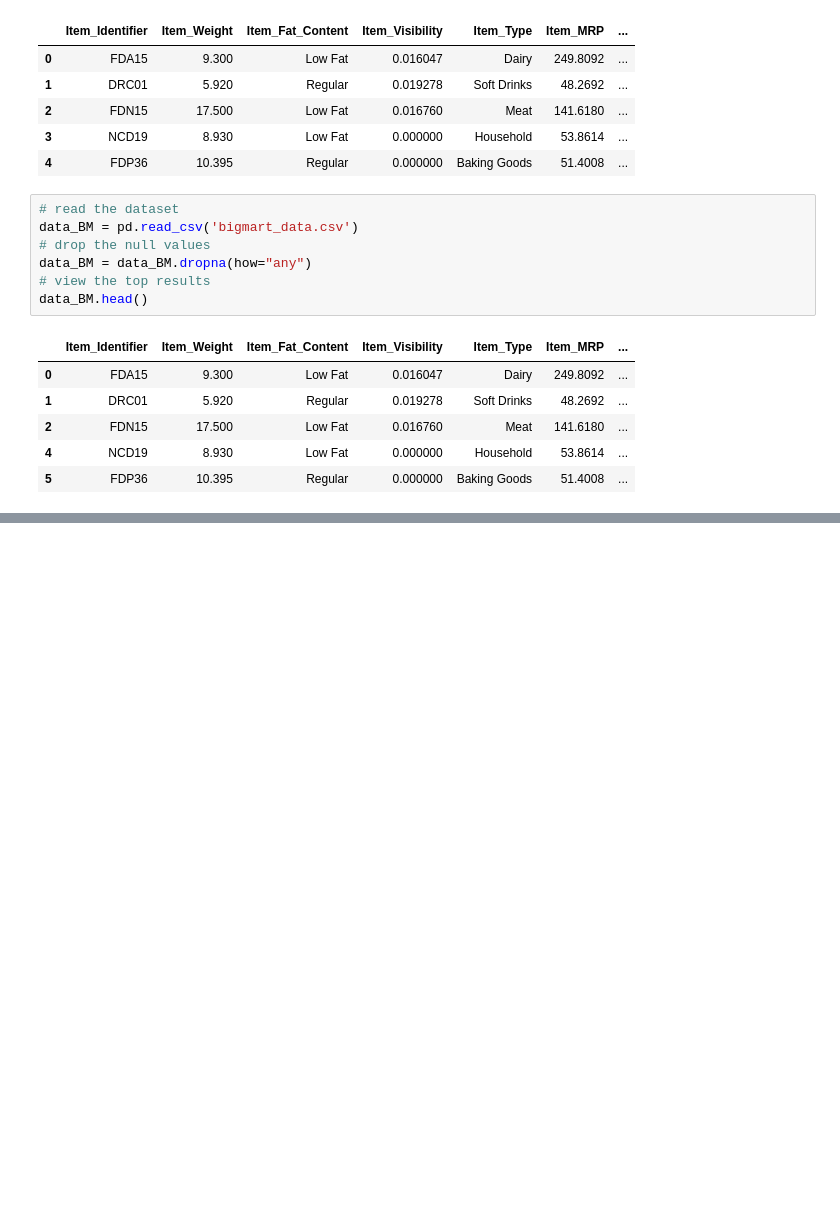
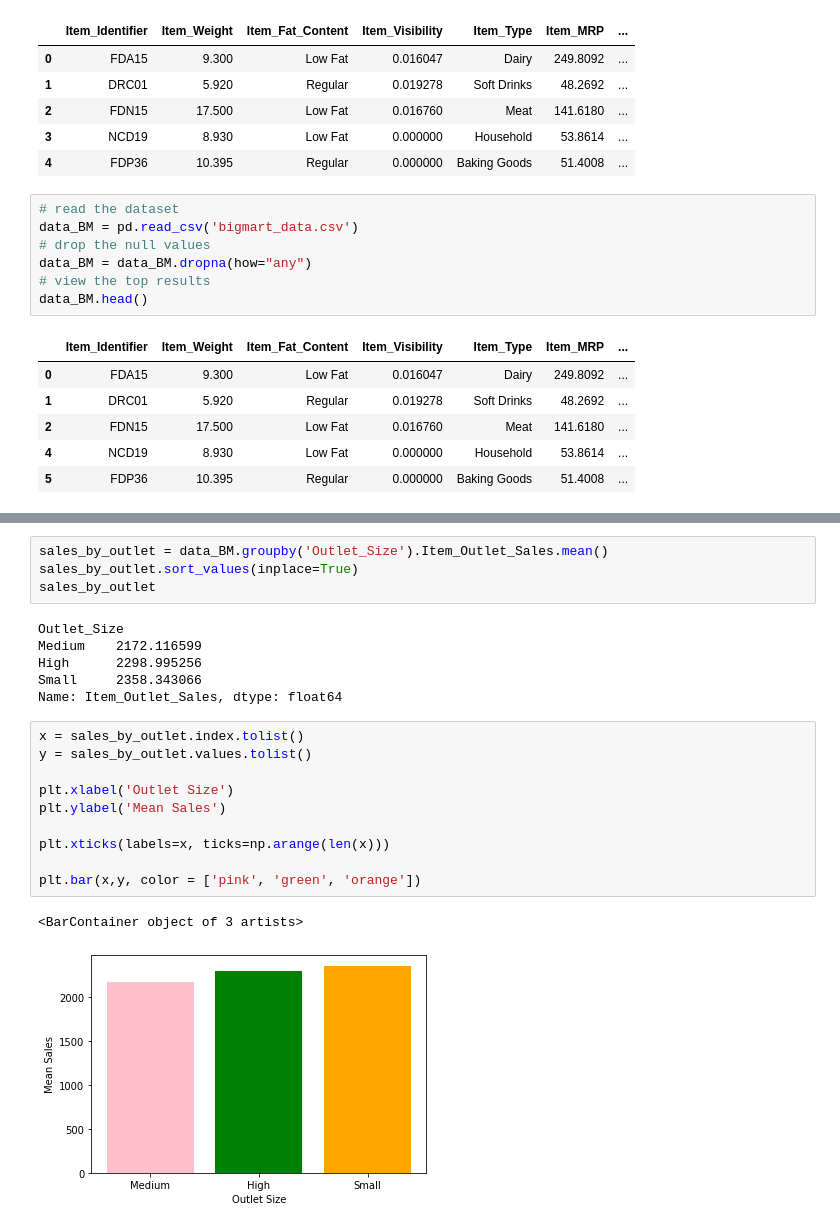
Before and after one commit to Neelam-Singhal/ds, a Jupyter notebook: pythontest.ipynb, the cells around one changed output, grey strips where cells are left out. Drawn from its saved outputs; the diff is of its cells as text; blank space fills up the shorter version.

```diff
--- a/pythontest.ipynb
+++ b/pythontest.ipynb
@@ -767,0 +816,23 @@ data_BM.head()
+# %%
+sales_by_outlet = data_BM.groupby('Outlet_Size').Item_Outlet_Sales.mean()
+sales_by_outlet.sort_values(inplace=True)
+sales_by_outlet
+# %% [output]
+Outlet_Size
+Medium    2172.116599
+High      2298.995256
+Small     2358.343066
+Name: Item_Outlet_Sales, dtype: float64
+# %%
+x = sales_by_outlet.index.tolist()
+y = sales_by_outlet.values.tolist()
+
+plt.xlabel('Outlet Size')
+plt.ylabel('Mean Sales')
+
+plt.xticks(labels=x, ticks=np.arange(len(x)))
+
+plt.bar(x,y, color = ['pink', 'green', 'orange'])
+# %% [output]
+<BarContainer object of 3 artists>
+[figure, added]
```
Also changed, not shown: parts of 17 cells of this notebook.
